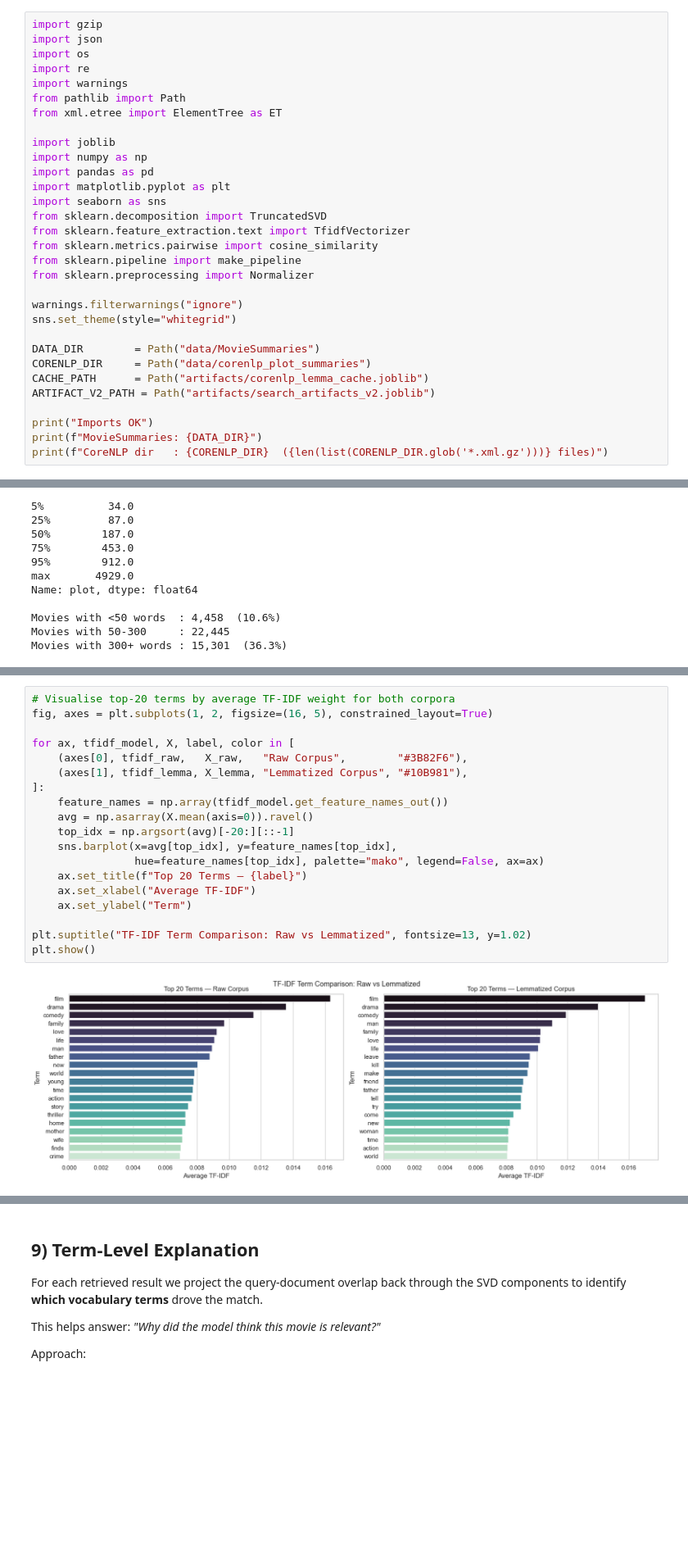
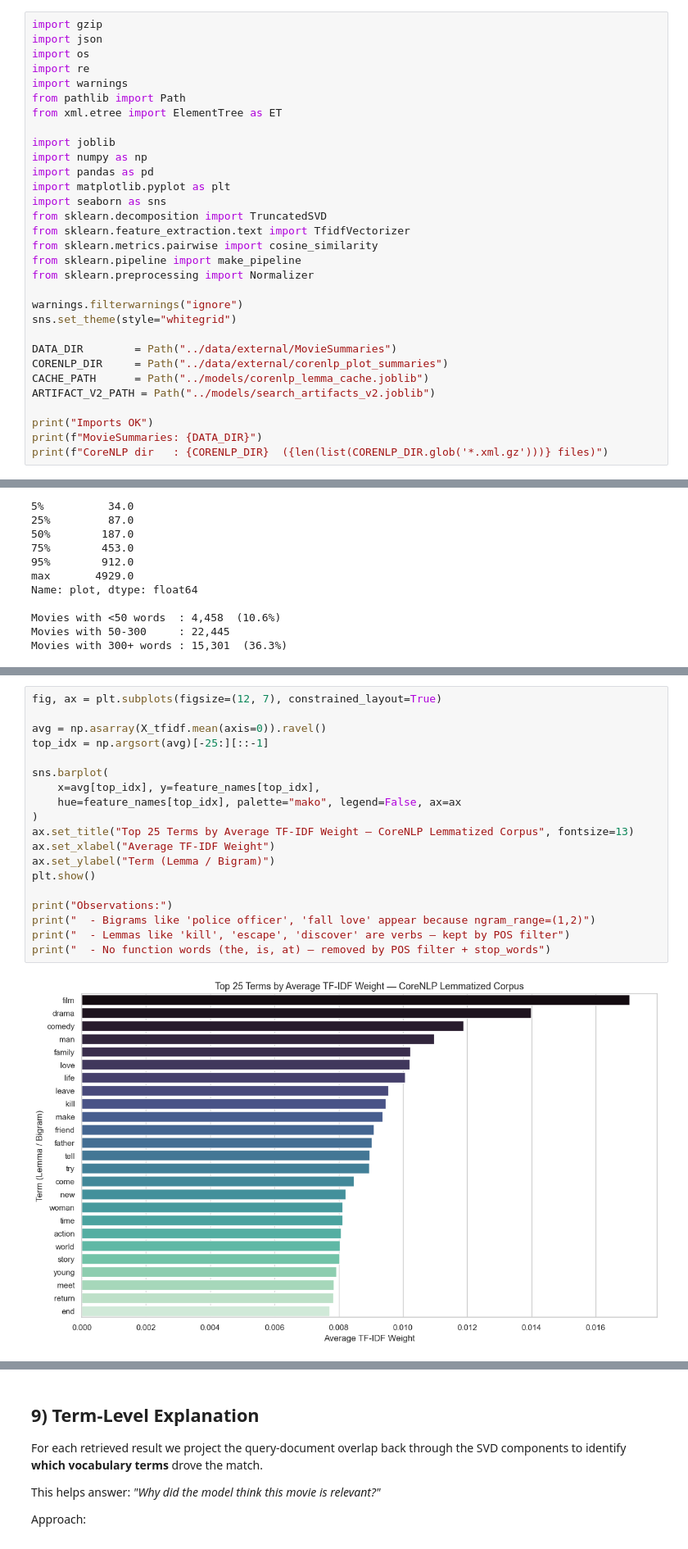
Before and after one commit to Parzival-IOI/svd_search_engine, a Jupyter notebook: notebooks/main_v2.ipynb, the cells around one changed output, grey strips where cells are left out. Shown at 82% size. Drawn from its saved outputs; the diff is of its cells as text; blank space fills up the shorter version.

```diff
--- a/notebooks/main_v2.ipynb
+++ b/notebooks/main_v2.ipynb
@@ -44,10 +45,10 @@ from sklearn.preprocessing import Normalizer
 warnings.filterwarnings("ignore")
 sns.set_theme(style="whitegrid")
 
-DATA_DIR        = Path("data/MovieSummaries")
-CORENLP_DIR     = Path("data/corenlp_plot_summaries")
-CACHE_PATH      = Path("artifacts/corenlp_lemma_cache.joblib")
-ARTIFACT_V2_PATH = Path("artifacts/search_artifacts_v2.joblib")
+DATA_DIR        = Path("../data/external/MovieSummaries")
+CORENLP_DIR     = Path("../data/external/corenlp_plot_summaries")
+CACHE_PATH      = Path("../models/corenlp_lemma_cache.joblib")
+ARTIFACT_V2_PATH = Path("../models/search_artifacts_v2.joblib")
 
 print("Imports OK")
 print(f"MovieSummaries: {DATA_DIR}")
@@ -388,21 +509,21 @@ Vocabulary reduction from lemmatization: -1,329 terms (-0.4%)
 # %%
-# Visualise top-20 terms by average TF-IDF weight for both corpora
-fig, axes = plt.subplots(1, 2, figsize=(16, 5), constrained_layout=True)
+fig, ax = plt.subplots(figsize=(12, 7), constrained_layout=True)
 
-for ax, tfidf_model, X, label, color in [
-    (axes[0], tfidf_raw,   X_raw,   "Raw Corpus",        "#3B82F6"),
-    (axes[1], tfidf_lemma, X_lemma, "Lemmatized Corpus", "#10B981"),
-]:
-    feature_names = np.array(tfidf_model.get_feature_names_out())
-    avg = np.asarray(X.mean(axis=0)).ravel()
-    top_idx = np.argsort(avg)[-20:][::-1]
-    sns.barplot(x=avg[top_idx], y=feature_names[top_idx],
-                hue=feature_names[top_idx], palette="mako", legend=False, ax=ax)
-    ax.set_title(f"Top 20 Terms — {label}")
-    ax.set_xlabel("Average TF-IDF")
-    ax.set_ylabel("Term")
+avg = np.asarray(X_tfidf.mean(axis=0)).ravel()
+top_idx = np.argsort(avg)[-25:][::-1]
 
-plt.suptitle("TF-IDF Term Comparison: Raw vs Lemmatized", fontsize=13, y=1.02)
+sns.barplot(
+    x=avg[top_idx], y=feature_names[top_idx],
+    hue=feature_names[top_idx], palette="mako", legend=False, ax=ax
+)
+ax.set_title("Top 25 Terms by Average TF-IDF Weight — CoreNLP Lemmatized Corpus", fontsize=13)
+ax.set_xlabel("Average TF-IDF Weight")
+ax.set_ylabel("Term (Lemma / Bigram)")
 plt.show()
+
+print("Observations:")
+print("  - Bigrams like 'police officer', 'fall love' appear because ngram_range=(1,2)")
+print("  - Lemmas like 'kill', 'escape', 'discover' are verbs — kept by POS filter")
+print("  - No function words (the, is, at) — removed by POS filter + stop_words")
 # %% [output]
-[figure, old version]
+[figure, new version]
```
Also changed, not shown: parts of 24 cells of this notebook, 1 other file.
